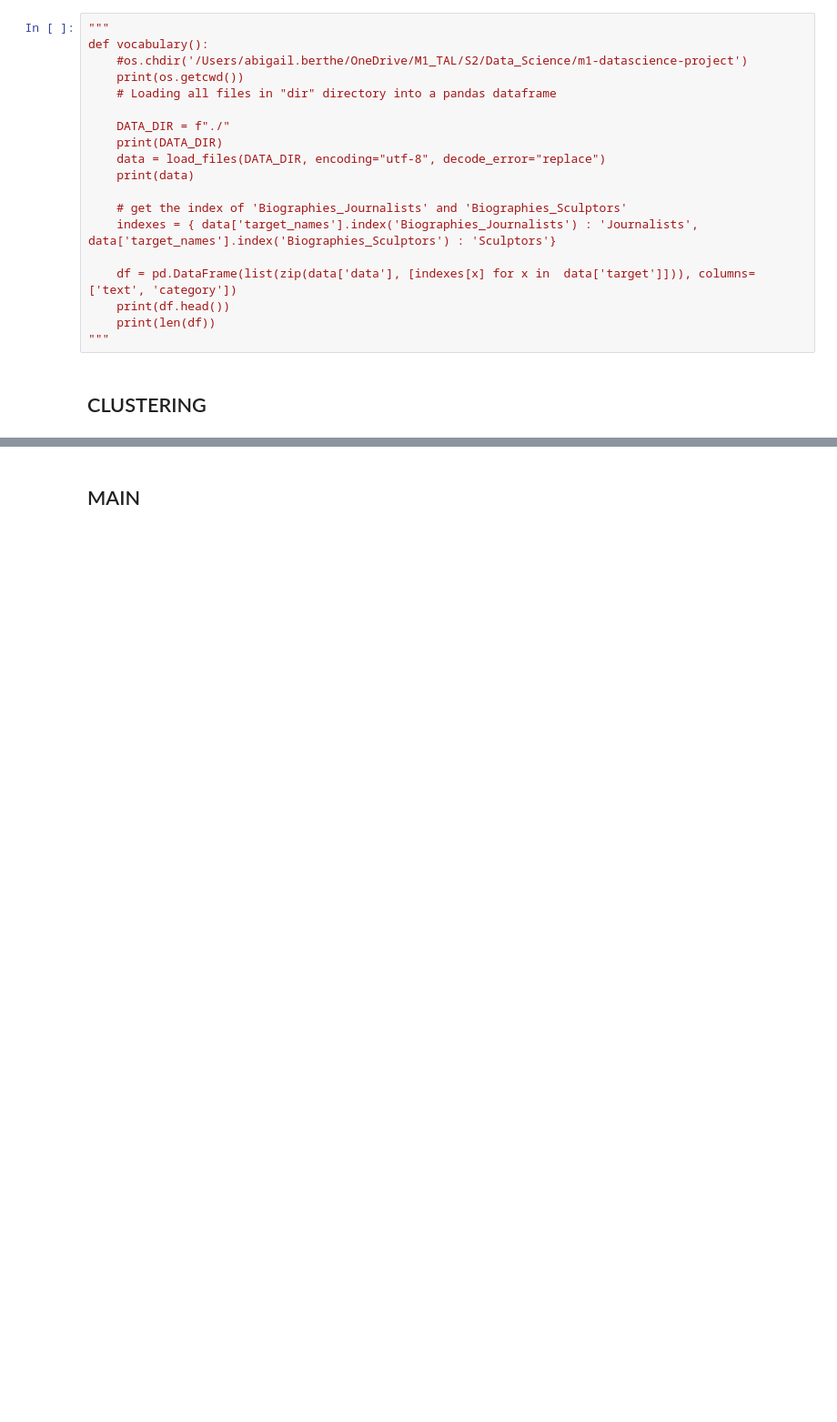
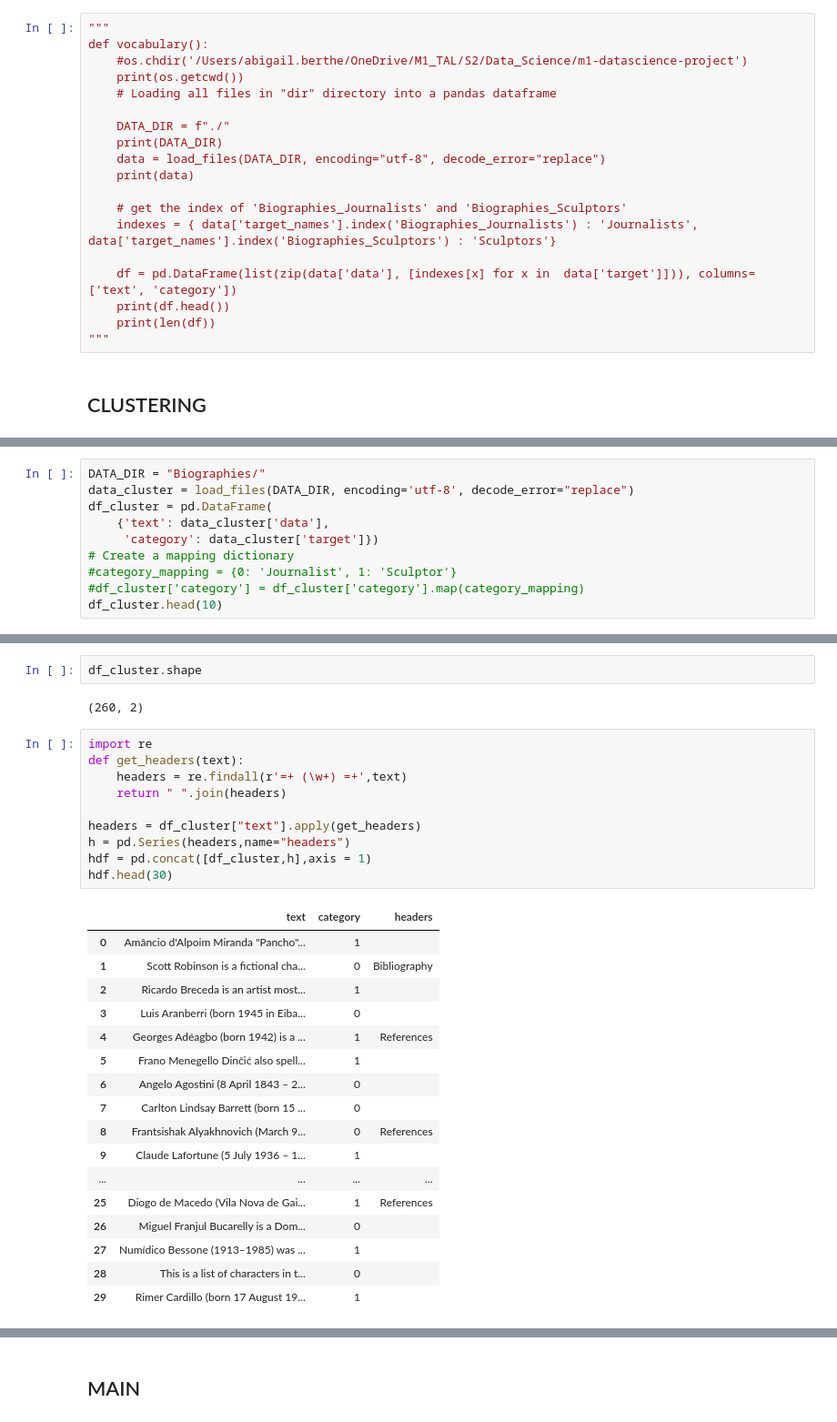
Before and after one commit to marinmss/m1-datascience-project, a Jupyter notebook: src/task1.ipynb, the cells around one changed output, grey strips where cells are left out. Shown at 91% size. Cells and saved outputs as stored; diff of their text form; blank space fills up the shorter version.

```diff
--- a/src/task1.ipynb
+++ b/src/task1.ipynb
@@ -160,0 +172,10 @@ def vocabulary():
+# %%
+DATA_DIR = "Biographies/"
+data_cluster = load_files(DATA_DIR, encoding='utf-8', decode_error="replace")
+df_cluster = pd.DataFrame(
+    {'text': data_cluster['data'],
+     'category': data_cluster['target']})
+# Create a mapping dictionary
+#category_mapping = {0: 'Journalist', 1: 'Sculptor'}
+#df_cluster['category'] = df_cluster['category'].map(category_mapping)
+df_cluster.head(10)
@@ -160,0 +194,32 @@ def vocabulary():
+# %%
+df_cluster.shape
+# %% [output]
+(260, 2)
+# %%
+import re
+def get_headers(text):
+    headers = re.findall(r'=+ (\w+) =+',text)
+    return " ".join(headers)
+
+headers = df_cluster["text"].apply(get_headers)
+h = pd.Series(headers,name="headers")
+hdf = pd.concat([df_cluster,h],axis = 1)
+hdf.head(30)
+# %% [output]
+|  | text | category | headers |
+| 0 | Amâncio d'Alpoim Miranda "Pancho"... | 1 |  |
+| 1 | Scott Robinson is a fictional cha... | 0 | Bibliography |
+| 2 | Ricardo Breceda is an artist most... | 1 |  |
+| 3 | Luis Aranberri (born 1945 in Eiba... | 0 |  |
+| 4 | Georges Adéagbo (born 1942) is a ... | 1 | References |
+| 5 | Frano Menegello Dinčić also spell... | 1 |  |
+| 6 | Angelo Agostini (8 April 1843 – 2... | 0 |  |
+| 7 | Carlton Lindsay Barrett (born 15 ... | 0 |  |
+| 8 | Frantsishak Alyakhnovich (March 9... | 0 | References |
+| 9 | Claude Lafortune (5 July 1936 – 1... | 1 |  |
+| ... | ... | ... | ... |
+| 25 | Diogo de Macedo (Vila Nova de Gai... | 1 | References |
+| 26 | Miguel Franjul Bucarelly is a Dom... | 0 |  |
+| 27 | Numídico Bessone (1913–1985) was ... | 1 |  |
+| 28 | This is a list of characters in t... | 0 |  |
+| 29 | Rimer Cardillo (born 17 August 19... | 1 |  |
```
Also changed, not shown: parts of 19 cells of this notebook.
